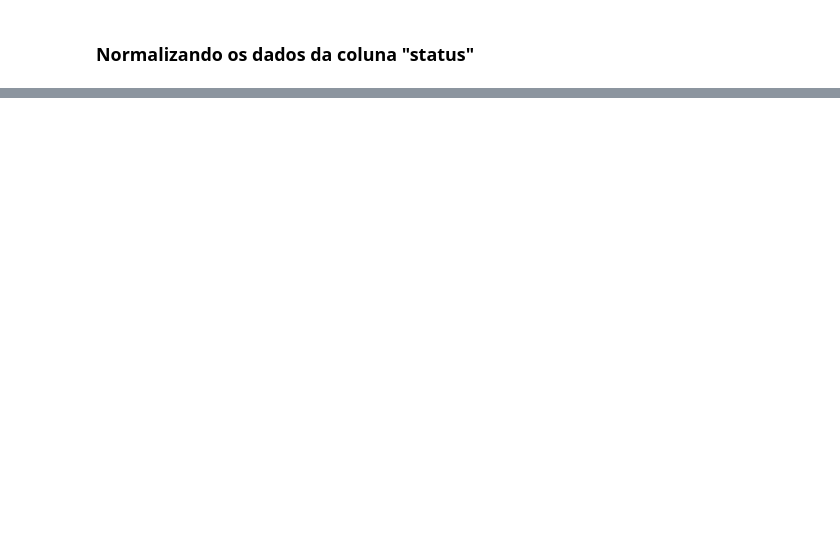
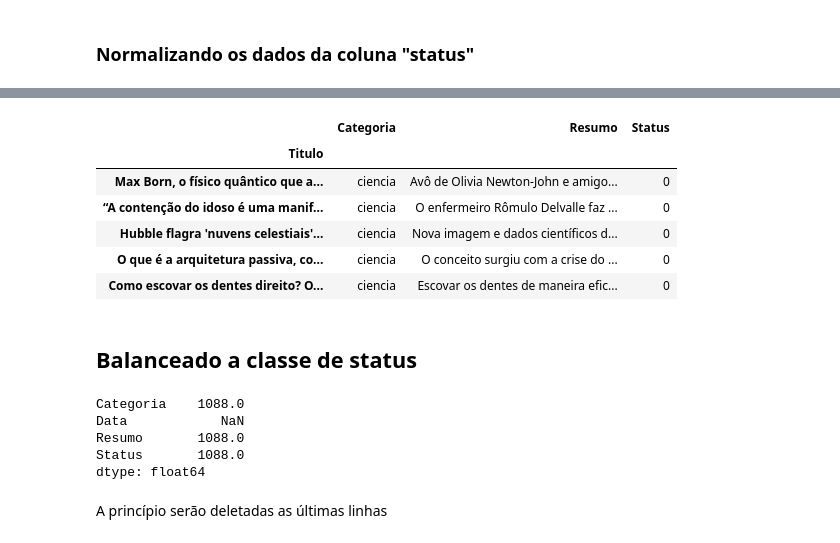
Before and after one commit to nanquim/falsiane, a Jupyter notebook: Tratamento Inicial do Dataset.ipynb, the cells around one changed output, grey strips where cells are left out. Cells and saved outputs as stored; diff of their text form; code cells hidden in the pictures; blank space fills up the shorter version.

```diff
--- a/Tratamento Inicial do Dataset.ipynb
+++ b/Tratamento Inicial do Dataset.ipynb
@@ -110,3 +79,3 @@ dtype: int64
 # %%
-df = df[df.Resumo != 'Erro']
+df_verdadeiras = df_verdadeiras[df_verdadeiras['Resumo'] != 'Erro']
 # %%
@@ -136,3 +111,3 @@ array(['Verdadeira', 'Falsa'], dtype=object)
 # %%
-df.replace({'Verdadeira': '1'}, inplace=True)
+df_verdadeiras.replace({'Verdadeira': '0'}, inplace=True)
 # %%
@@ -323,0 +190,22 @@ dtype: int64
+# %%
+df_verdadeiras.head()
+# %% [output]
+|  | Categoria | Resumo | Status |
+| Titulo |  |  |  |
+| Max Born, o físico quântico que a... | ciencia | Avô de Olivia Newton-John e amigo... | 0 |
+| “A contenção do idoso é uma manif... | ciencia | O enfermeiro Rômulo Delvalle faz ... | 0 |
+| Hubble flagra 'nuvens celestiais'... | ciencia | Nova imagem e dados científicos d... | 0 |
+| O que é a arquitetura passiva, co... | ciencia | O conceito surgiu com a crise do ... | 0 |
+| Como escovar os dentes direito? O... | ciencia | Escovar os dentes de maneira efic... | 0 |
+# %% [markdown]
+## Balanceado a classe de status
+# %%
+df_verdadeiras.count() - df_falsas.count()
+# %% [output]
+Categoria    1088.0
+Data            NaN
+Resumo       1088.0
+Status       1088.0
+dtype: float64
+# %% [markdown]
+A princípio serão deletadas as últimas linhas
```
Also changed, not shown: parts of 58 cells of this notebook.
